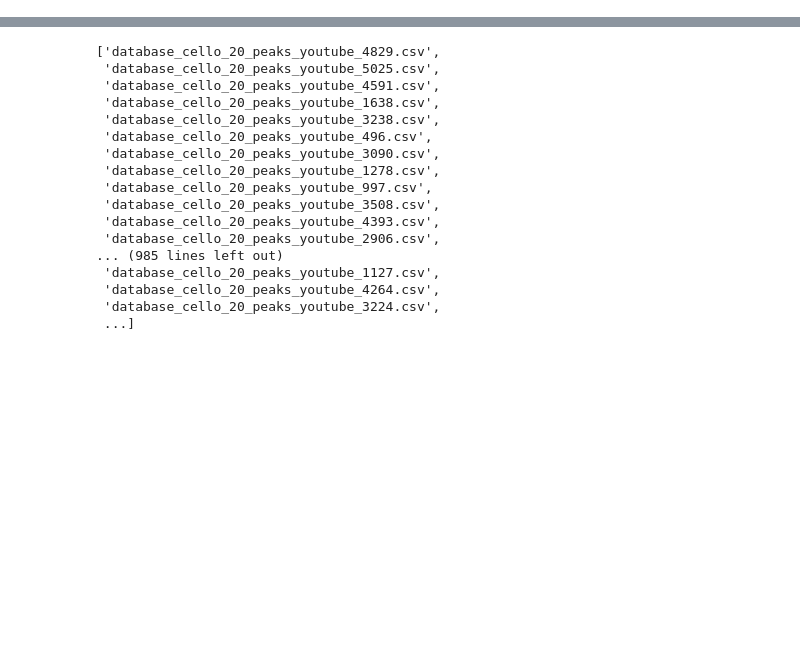
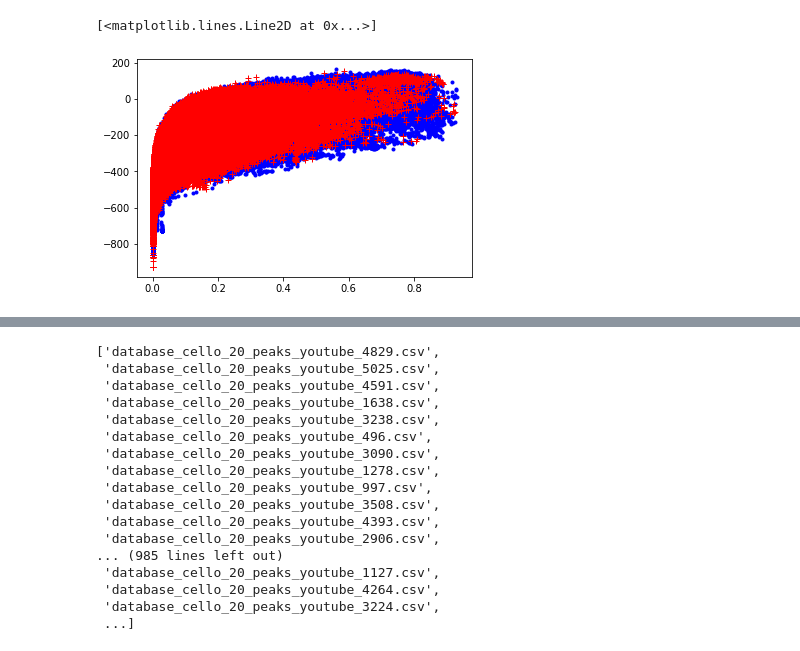
Before and after one commit to Ahnlied/song_similarity, a Jupyter notebook: instrument_identification/audio_frequencies.ipynb, the cells around one changed output, grey strips where cells are left out. Cells and saved outputs as stored; diff of their text form; code cells hidden in the pictures; blank space fills up the shorter version.

```diff
--- a/instrument_identification/audio_frequencies.ipynb
+++ b/instrument_identification/audio_frequencies.ipynb
@@ -18,10 +23,10 @@ instruments = ['Bass Tuba','French Horn','Trombone','Trumpet in C','Accordion','
 # %%
 final_data_path = common_path + dummy_path + 'data/' #instrument_folder
 # %%
-for pp in range(1,2):
+for pp in range(5,6):
     if not os.path.exists(final_data_path):
         os.makedirs(final_data_path)
-    df_final = pd.DataFrame([])
+    df_final2 = pd.DataFrame([])
     instrument = instruments[pp]
 #        print(instrument)
     instrument_folder = re.sub(' ','_',str(instrument)).lower()#+'/'
@@ -32,8 +37,10 @@ for pp in range(1,2):
             continue
         else:
             df_iteration = pd.read_csv(input_data_path+'/'+file)
-            df_final = pd.concat((df_final,df_iteration), axis=0).reset_index(drop=True)
-    df_final.to_csv(final_data_path+'{}.csv'.format(instrument_folder))
+            df_final2 = pd.concat((df_final2,df_iteration), axis=0).reset_index(drop=True)
+    df_final2.to_csv(final_data_path+'{}.csv'.format(instrument_folder))
 #    links_audio = list(df_links['youtube_links'])
 #        print(instrument,len(links_audio))
 #    titles = list(df_links['title'])
+# %%
+df_final3=df_final2
@@ -39,0 +140,6 @@ for pp in range(1,2):
+# %%
+plt.plot(df_final3['rms'],df_final3['mfccs_0'], '.b')
+plt.plot(df_final2['rms'],df_final2['mfccs_0'], '+r')
+# %% [output]
+[<matplotlib.lines.Line2D at 0x...>]
+[figure, added]
```
Also changed, not shown: parts of 12 cells of this notebook, 14 other files.
